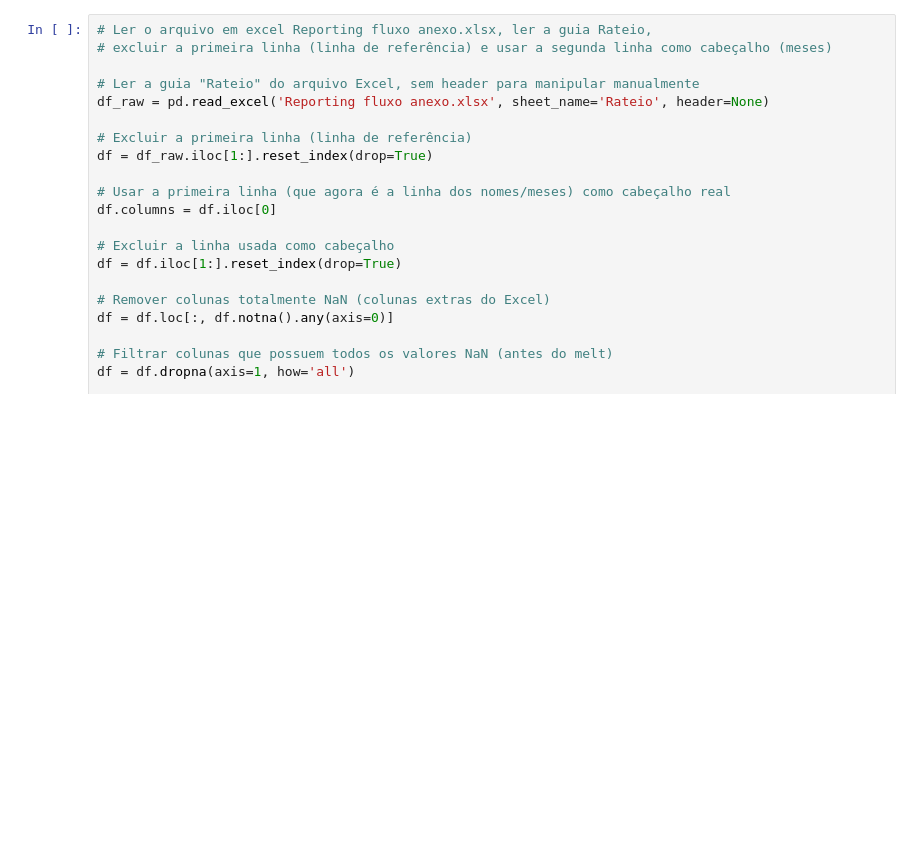
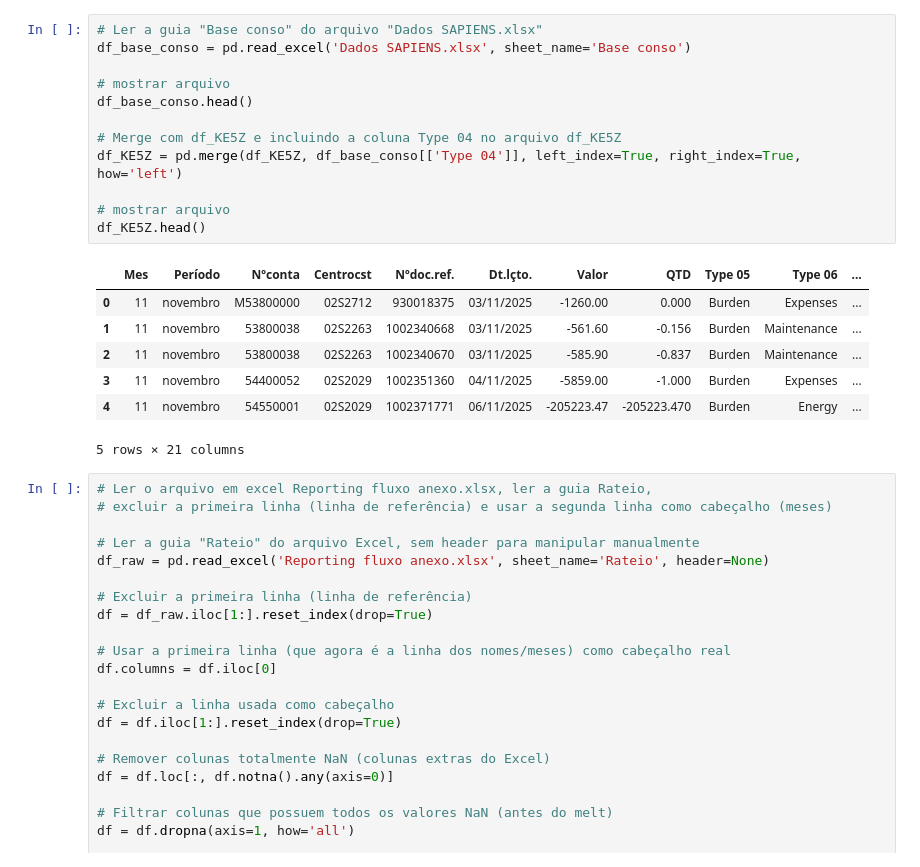
Before and after one commit to cardinhudson/TC, a Jupyter notebook: dados.ipynb, the cells around one changed output. Saved outputs shown, nothing was run; the diff lists cells and outputs as text; blank space fills up the shorter version.

```diff
--- a/dados.ipynb
+++ b/dados.ipynb
@@ -31,6 +31,26 @@ df_KE5Z.head(20)
 | 17 | 11 | novembro | 52600108 | 02S3028 | 2025693730 | 05/11/2025 | -2681.71 | -10.000 | Burden | Consumption Material | ... |
 | 18 | 11 | novembro | 52600108 | 02S3012 | 2025700581 | 05/11/2025 | -82.80 | -10.000 | Burden | Consumption Material | ... |
 | 19 | 11 | novembro | 52600108 | 02S3012 | 2025700581 | 05/11/2025 | -82.80 | -10.000 | Burden | Consumption Material | ... |
+# %%
+# Ler a guia "Base conso" do arquivo "Dados SAPIENS.xlsx"
+df_base_conso = pd.read_excel('Dados SAPIENS.xlsx', sheet_name='Base conso')
+
+# mostrar arquivo
+df_base_conso.head()
+
+# Merge com df_KE5Z e incluindo a coluna Type 04 no arquivo df_KE5Z
+df_KE5Z = pd.merge(df_KE5Z, df_base_conso[['Type 04']], left_index=True, right_index=True, how='left')
+
+# mostrar arquivo
+df_KE5Z.head()
+# %% [output]
+|  | Mes | Período | Nºconta | Centrocst | Nºdoc.ref. | Dt.lçto. | Valor | QTD | Type 05 | Type 06 | ... |
+| 0 | 11 | novembro | M53800000 | 02S2712 | 930018375 | 03/11/2025 | -1260.00 | 0.000 | Burden | Expenses | ... |
+| 1 | 11 | novembro | 53800038 | 02S2263 | 1002340668 | 03/11/2025 | -561.60 | -0.156 | Burden | Maintenance | ... |
+| 2 | 11 | novembro | 53800038 | 02S2263 | 1002340670 | 03/11/2025 | -585.90 | -0.837 | Burden | Maintenance | ... |
+| 3 | 11 | novembro | 54400052 | 02S2029 | 1002351360 | 04/11/2025 | -5859.00 | -1.000 | Burden | Expenses | ... |
+| 4 | 11 | novembro | 54550001 | 02S2029 | 1002371771 | 06/11/2025 | -205223.47 | -205223.470 | Burden | Energy | ... |
+5 rows × 21 columns
 # %%
 # Ler o arquivo em excel Reporting fluxo anexo.xlsx, ler a guia Rateio,
 # excluir a primeira linha (linha de referência) e usar a segunda linha como cabeçalho (meses)
```
Also changed, not shown: parts of 3 cells of this notebook, 10 other files.
